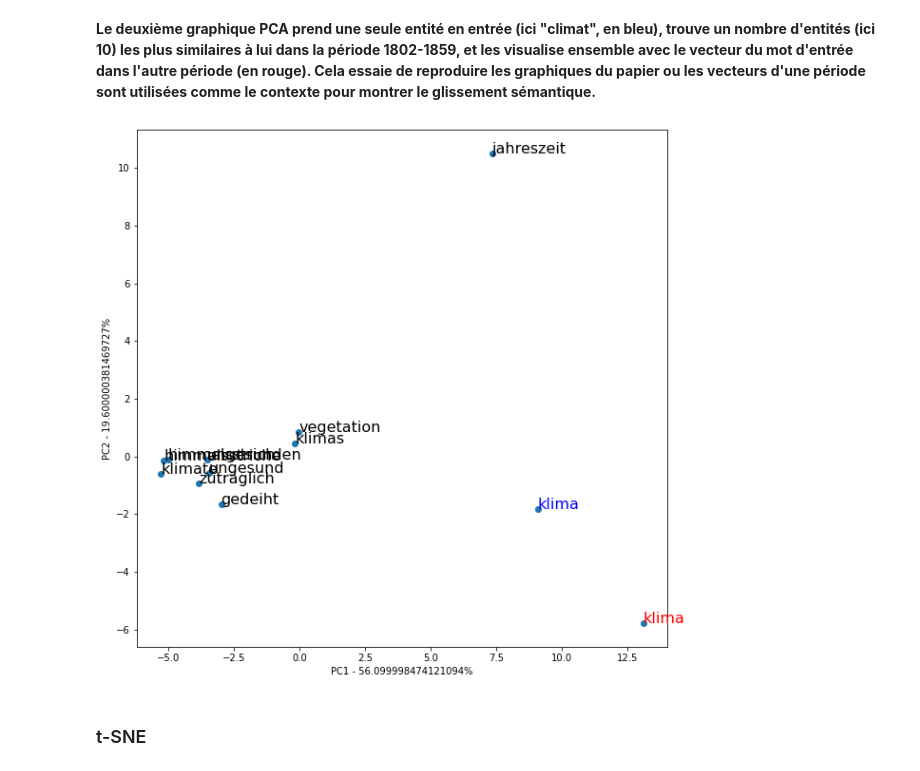
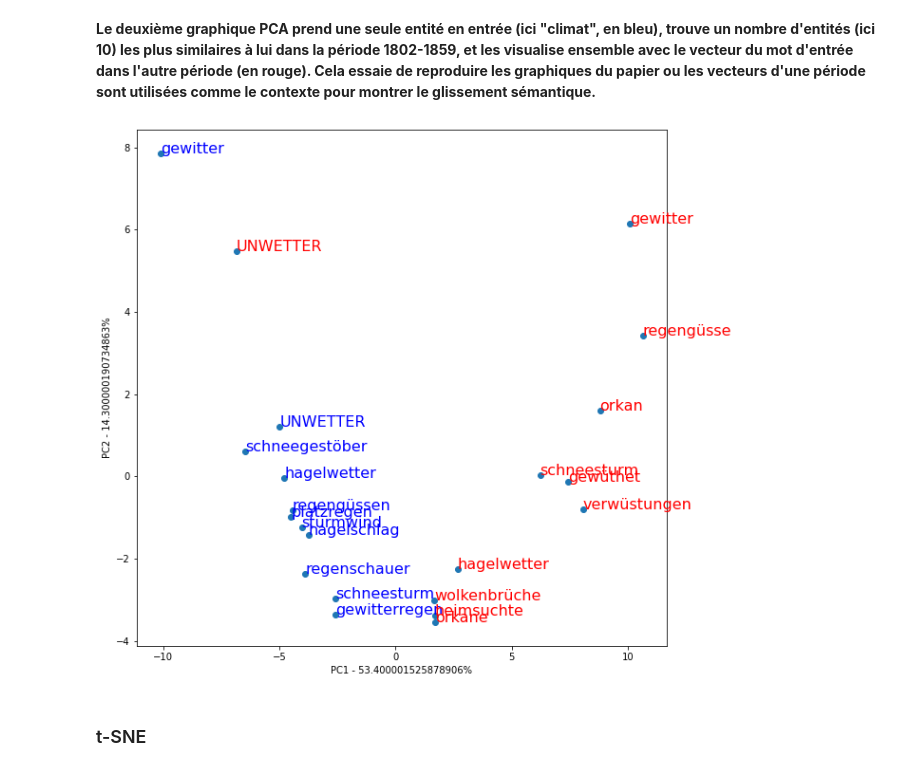
Before and after one commit to krkryger/clim-dist, a Jupyter notebook: notebooks/diachronic_embeddings.ipynb, the cells around one changed output. Cells and saved outputs as stored; diff of their text form; code cells hidden in the pictures.

Commit message:
Analyses with new vectorisation

```diff
--- a/notebooks/diachronic_embeddings.ipynb
+++ b/notebooks/diachronic_embeddings.ipynb
@@ -171,11 +174,13 @@ pca_example(examples)
 def pca_example_2(word, topn):
 
     data_points = np.vstack((model_early.get_vector(word),
-                                    np.array([model_early.get_vector(key) for (key, sim) in model_early.most_similar(word, topn=topn)]),
-                                    model_late_aligned.get_vector(word)))
+                             np.array([model_early.get_vector(key) for (key, sim) in model_early.most_similar(word, topn=topn)]),
+                             model_late_aligned.get_vector(word),
+                             np.array([model_late.get_vector(key) for (key, sim) in model_late.most_similar(word, topn=topn)])))
 
-    df = pd.DataFrame(index=[word+'_1']+[key for (key, sim) in model_early.most_similar(word, topn=topn)]+[word+'_2'],
-                      data=data_points)
+    df = pd.DataFrame(index=[(word+'_1').upper()]+[key+'_1' for (key, sim) in model_early.most_similar(word, topn=topn)]+
+                            [(word+'_2').upper()]+[key+'_2' for (key, sim) in model_late.most_similar(word, topn=topn)],
+                            data=data_points)
 
     pca = PCA()
     pca.fit(df)
@@ -204,9 +209,9 @@ def pca_example_2(word, topn):
 # %% [markdown]
 **Le deuxième graphique PCA prend une seule entité en entrée (ici "climat", en bleu), trouve un nombre d'entités (ici 10) les plus similaires à lui dans la période 1802-1859, et les visualise ensemble avec le vecteur du mot d'entrée dans l'autre période (en rouge). Cela essaie de reproduire les graphiques du papier ou les vecteurs d'une période sont utilisées comme le contexte pour montrer le glissement sémantique.**
 # %%
-pca_example_2('klima', 10)
+pca_example_2('unwetter', 10)
 # %% [output]
-[figure, old version]
+[figure, new version]
 # %% [markdown]
 ### t-SNE
 # %%
```
Also changed, not shown: parts of 5 cells of this notebook, 7 other files.
